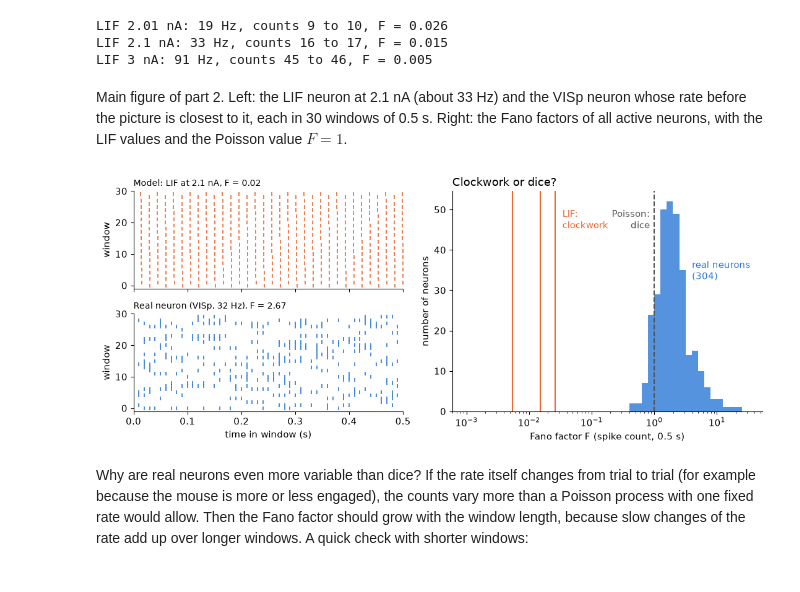
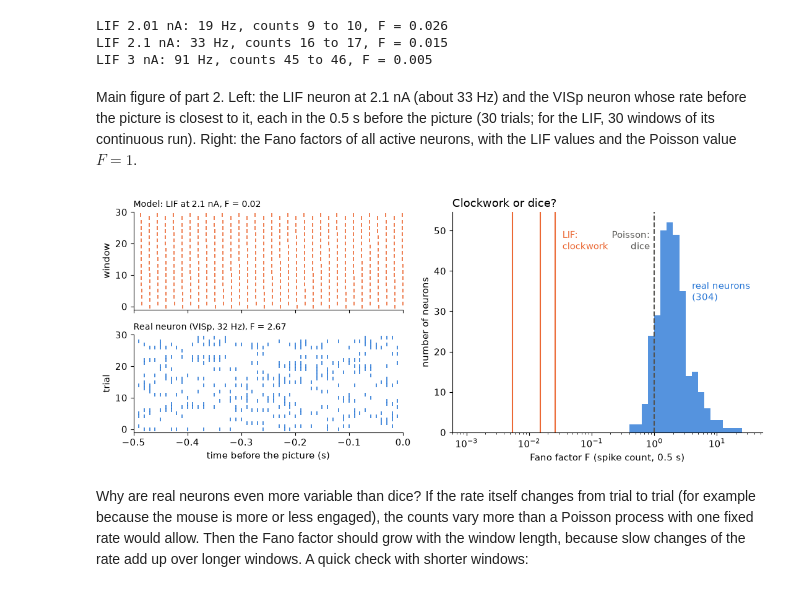
Before and after one commit to J-Duennebier/neuro-projects, a Jupyter notebook: 02-mouse-neuropixels/real_neurons.ipynb, the cells around one changed output. Saved outputs shown, nothing was run; the diff lists cells and outputs as text; code cells hidden in the pictures.

```diff
--- a/02-mouse-neuropixels/real_neurons.ipynb
+++ b/02-mouse-neuropixels/real_neurons.ipynb
@@ -275,7 +275,7 @@ LIF 2.01 nA: 19 Hz, counts 9 to 10, F = 0.026
 LIF 2.1 nA: 33 Hz, counts 16 to 17, F = 0.015
 LIF 3 nA: 91 Hz, counts 45 to 46, F = 0.005
 # %% [markdown]
-Main figure of part 2. Left: the LIF neuron at 2.1 nA (about 33 Hz) and the VISp neuron whose rate before the picture is closest to it, each in 30 windows of 0.5 s. Right: the Fano factors of all active neurons, with the LIF values and the Poisson value $F = 1$.
+Main figure of part 2. Left: the LIF neuron at 2.1 nA (about 33 Hz) and the VISp neuron whose rate before the picture is closest to it, each in the 0.5 s before the picture (30 trials; for the LIF, 30 windows of its continuous run). Right: the Fano factors of all active neurons, with the LIF values and the Poisson value $F = 1$.
 # %%
 rate_before = mean_n / T_window  # Hz, all neurons
 real = visp[np.argmin(np.abs(rate_before[visp] - 33))]  # VISp neuron closest to 33 Hz
@@ -286,42 +286,43 @@ gs = fig.add_gridspec(2, 2, width_ratios=[1, 1.15])
 ax_lif, ax_real = fig.add_subplot(gs[0, 0]), fig.add_subplot(gs[1, 0])
 ax_f = fig.add_subplot(gs[:, 1])
 
-# left top: LIF, spike times inside each 0.5-s window
+# left top: LIF, spike times inside each 0.5-s window, shifted to end at 0 like the trials
 sp = lif[2.1]["spikes"] / 1000  # s
 for k in range(n_show):
-    inside = sp[(sp >= k * T_window) & (sp < (k + 1) * T_window)] - k * T_window
+    inside = sp[(sp >= k * T_window) & (sp < (k + 1) * T_window)] - (k + 1) * T_window
     ax_lif.plot(inside, np.full_like(inside, k), "|", color=ORANGE, ms=4, mew=1.2)
 ax_lif.set_title(f"Model: LIF at 2.1 nA, F = {lif[2.1]['fano']:.2f}", loc="left", fontsize=10)
 
 # left bottom: real neuron, same window before the picture
 x = spks[real][:n_show][:, window]
 trial_idx, bin_idx = np.nonzero(x)
-ax_real.plot(t[window][bin_idx] + T_window, trial_idx, "|", color=BLUE, ms=4, mew=1.2)
+ax_real.plot(t[window][bin_idx], trial_idx, "|", color=BLUE, ms=4, mew=1.2)
 ax_real.set_title(f"Real neuron (VISp, {rate_before[real]:.0f} Hz), F = {var_n[real] / mean_n[real]:.2f}",
                   loc="left", fontsize=10)
 for ax in (ax_lif, ax_real):
-    ax.set(xlim=(0, T_window), ylim=(-1, n_show), ylabel="window")
-ax_real.set_xlabel("time in window (s)")
+    ax.set(xlim=(-T_window, 0), ylim=(-1, n_show), ylabel="window")
+ax_real.set_xlabel("time before the picture (s)")
 ax_lif.set_xticklabels([])
+ax_real.set_ylabel("trial")  # real data: one row per trial
 
 # right: histogram of Fano factors (log axis), LIF and Poisson for reference
 bins = np.logspace(-3, 1.5, 46)
 ax_f.hist(fano, bins=bins, color=BLUE, alpha=0.8)
 for I in lif:
     ax_f.axvline(lif[I]["fano"], color=ORANGE, lw=1.5)
 ax_f.axvline(1, color=GRAY, lw=1.5, ls="--")
 ax_f.text(max(v["fano"] for v in lif.values()) * 1.3, ax_f.get_ylim()[1] * 0.92, "LIF:\nclockwork", color=ORANGE, va="top")
 ax_f.text(0.85, ax_f.get_ylim()[1] * 0.92, "Poisson:\ndice", color=GRAY, va="top", ha="right")
 ax_f.set_xscale("log")
 ax_f.set(xlabel="Fano factor F (spike count, 0.5 s)", ylabel="number of neurons")
 ax_f.set_title("Clockwork or dice?", loc="left")
 ax_f.text(4, ax_f.get_ylim()[1] * 0.6, f"real neurons\n({len(fano)})", color=BLUE)
 
 fig.tight_layout()
 fig.savefig(FIG_DIR / "fano_clockwork_or_dice.png", dpi=150)
 plt.show()
 # %% [output]
-[figure, old version]
+[figure, new version]
 # %% [markdown]
 Why are real neurons even more variable than dice? If the rate itself changes from trial to trial (for example because the mouse is more or less engaged), the counts vary more than a Poisson process with one fixed rate would allow. Then the Fano factor should grow with the window length, because slow changes of the rate add up over longer windows. A quick check with shorter windows:
 # %%
```
Also changed, not shown: parts of 5 cells of this notebook, 3 other files.
